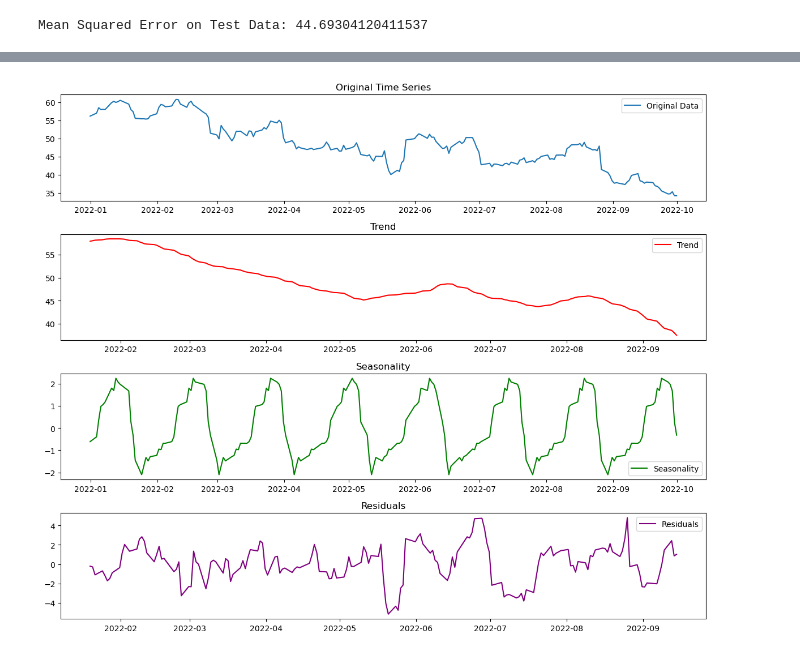
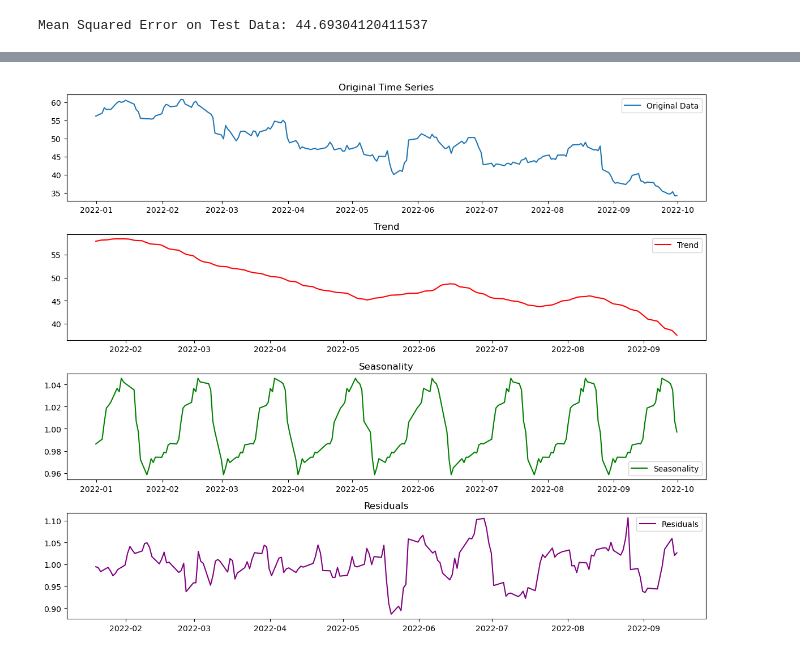
Before and after one commit to SebastianLacayo44/Dell-Tweet-Sentiment-Analysis, a Jupyter notebook: All Security Baseline Model.ipynb, the cells around one changed output, grey strips where cells are left out. Cells and saved outputs as stored; diff of their text form; code cells hidden in the pictures.

```diff
--- a/All Security Baseline Model.ipynb
+++ b/All Security Baseline Model.ipynb
@@ -67,34 +84,34 @@ Mean Squared Error on Test Data: 44.69304120411537
 # %%
 
 # Decompose the time series into its components
-decomposition = seasonal_decompose(df['DELL_Close'], model='additive',period=25)
+decomposition = seasonal_decompose(df['DELL_Close'], model='multiplitive',period=25)
 
 # Plot the original time series
 plt.figure(figsize=(12, 10))
 plt.subplot(4, 1, 1)
 plt.plot(df.index, df['DELL_Close'], label='Original Data')
 plt.legend()
 plt.title('Original Time Series')
 
 # Plot the trend component
 plt.subplot(4, 1, 2)
 plt.plot(df.index, decomposition.trend, label='Trend', color='red')
 plt.legend()
 plt.title('Trend')
 
 # Plot the seasonal component
 plt.subplot(4, 1, 3)
 plt.plot(df.index, decomposition.seasonal, label='Seasonality', color='green')
 plt.legend()
 plt.title('Seasonality')
 
 # Plot the residuals (remainder after removing trend and seasonality)
 plt.subplot(4, 1, 4)
 plt.plot(df.index, decomposition.resid, label='Residuals', color='purple')
 plt.legend()
 plt.title('Residuals')
 
 plt.tight_layout()
 plt.show()
 # %% [output]
-[figure, old version]
+[figure, new version]
```
Also changed, not shown: parts of 13 cells of this notebook.
